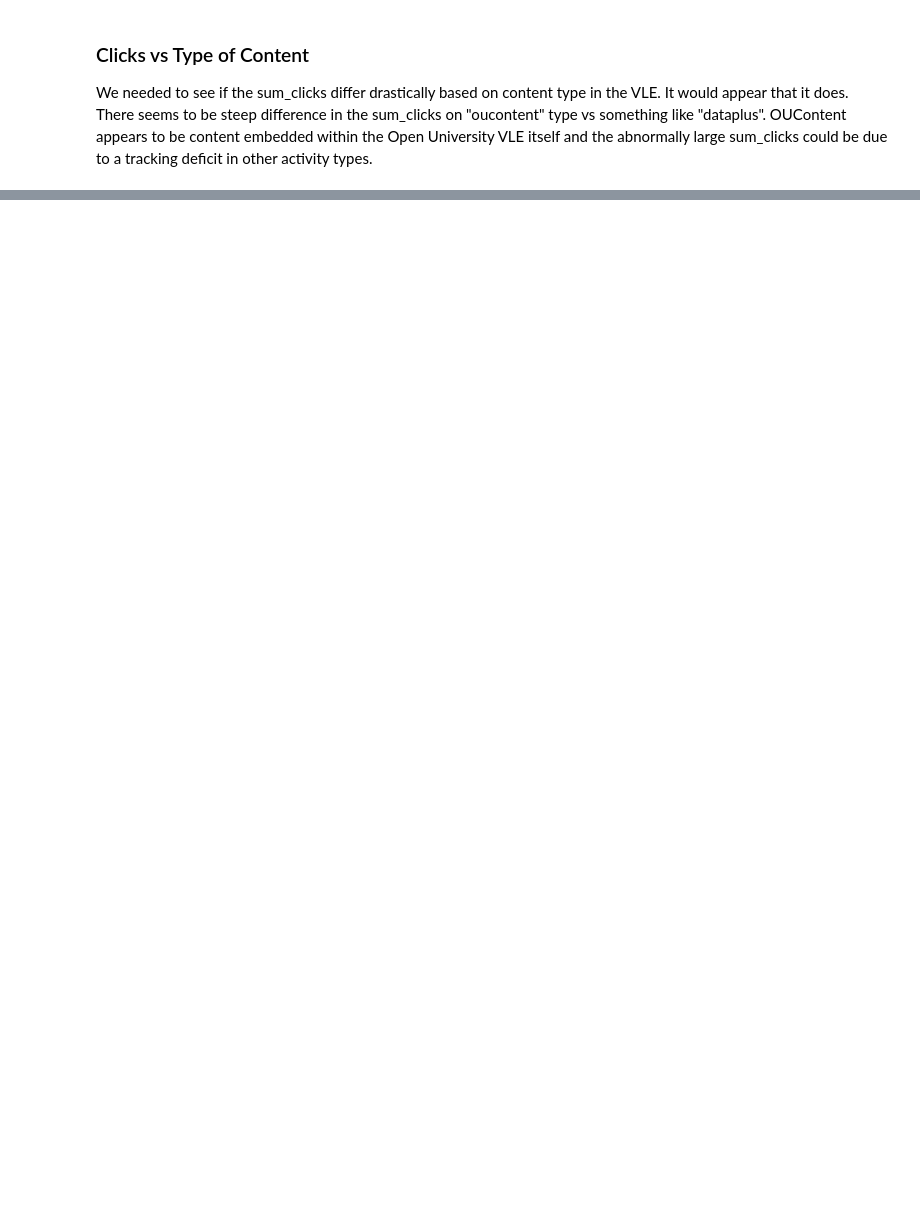
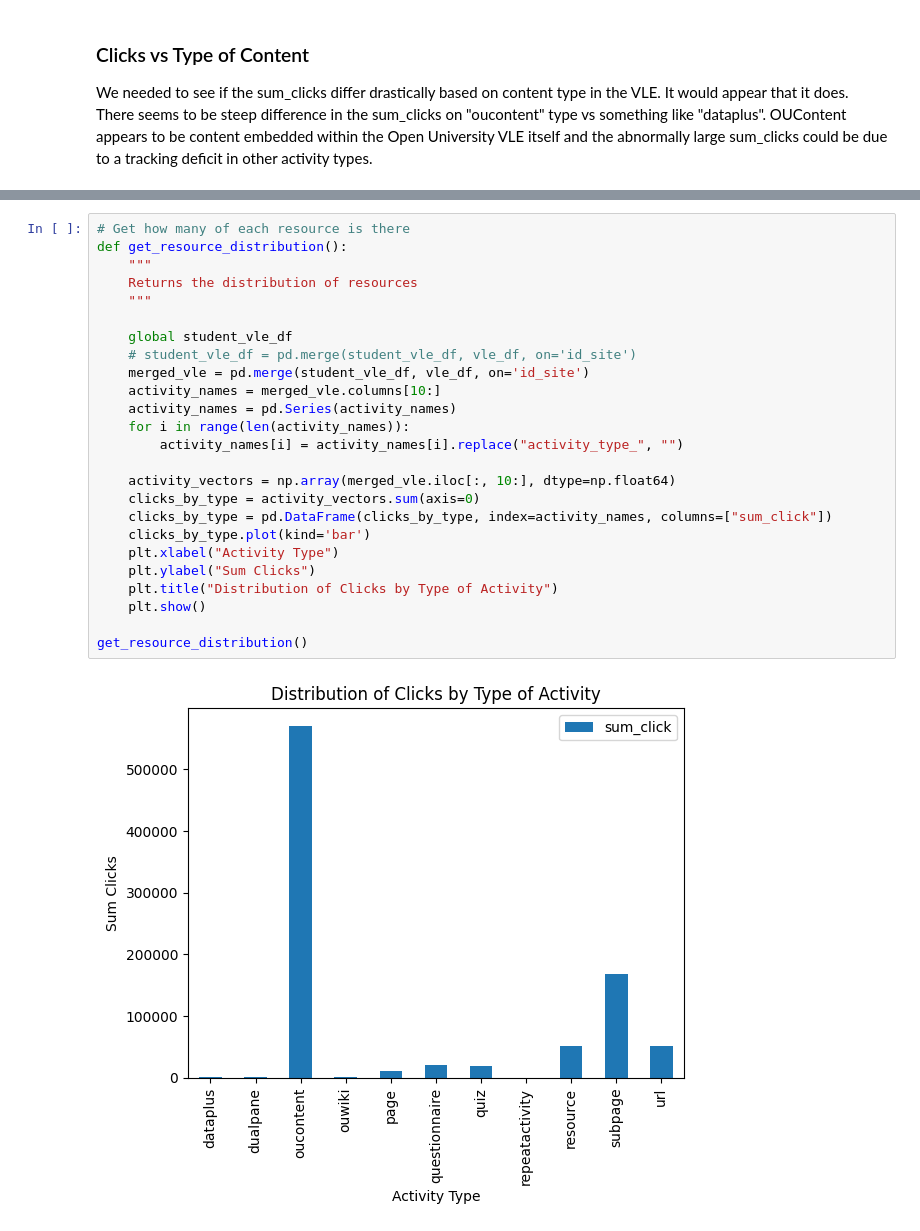
Before and after one commit to Tanyk2004/CS370-ERS, a Jupyter notebook: recommender.ipynb, the cells around one changed output, grey strips where cells are left out. Cells and saved outputs as stored; diff of their text form; blank space fills up the shorter version.

```diff
--- a/recommender.ipynb
+++ b/recommender.ipynb
@@ -191,3 +266,30 @@ Name: sum_click, dtype: int64
+# %%
+# Get how many of each resource is there
+def get_resource_distribution():
+    """
+    Returns the distribution of resources
+    """
+
+    global student_vle_df
+    # student_vle_df = pd.merge(student_vle_df, vle_df, on='id_site')
+    merged_vle = pd.merge(student_vle_df, vle_df, on='id_site')
+    activity_names = merged_vle.columns[10:]
+    activity_names = pd.Series(activity_names)
+    for i in range(len(activity_names)):
+        activity_names[i] = activity_names[i].replace("activity_type_", "")
+
+    activity_vectors = np.array(merged_vle.iloc[:, 10:], dtype=np.float64)
+    clicks_by_type = activity_vectors.sum(axis=0)
+    clicks_by_type = pd.DataFrame(clicks_by_type, index=activity_names, columns=["sum_click"])
+    clicks_by_type.plot(kind='bar')
+    plt.xlabel("Activity Type")
+    plt.ylabel("Sum Clicks")
+    plt.title("Distribution of Clicks by Type of Activity")
+    plt.show()
+
+get_resource_distribution()
+# %% [output]
+[figure, added]
 # %%
 from sklearn.linear_model import LinearRegression
 import datetime
```
Also changed, not shown: parts of 20 cells of this notebook, 3 other files.
